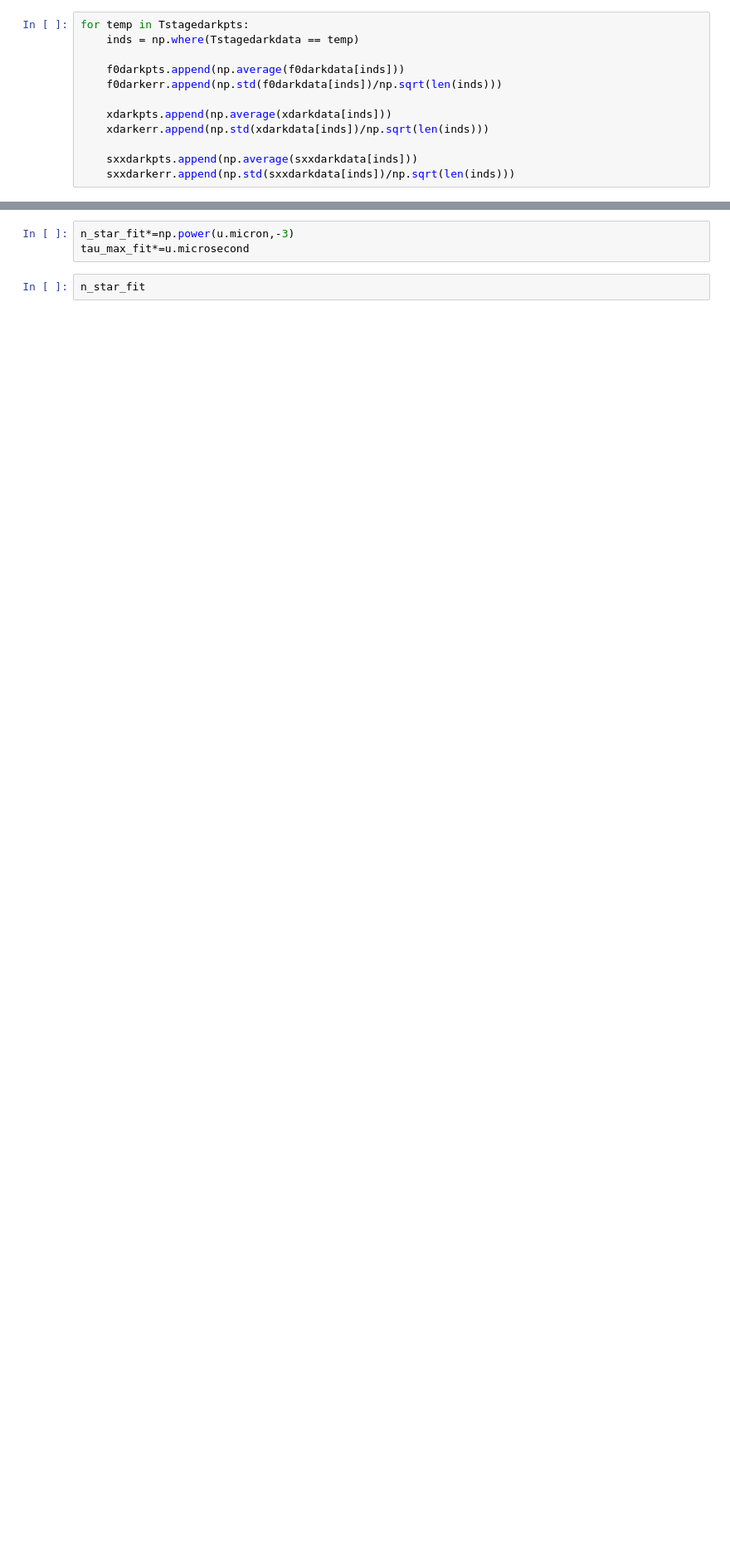
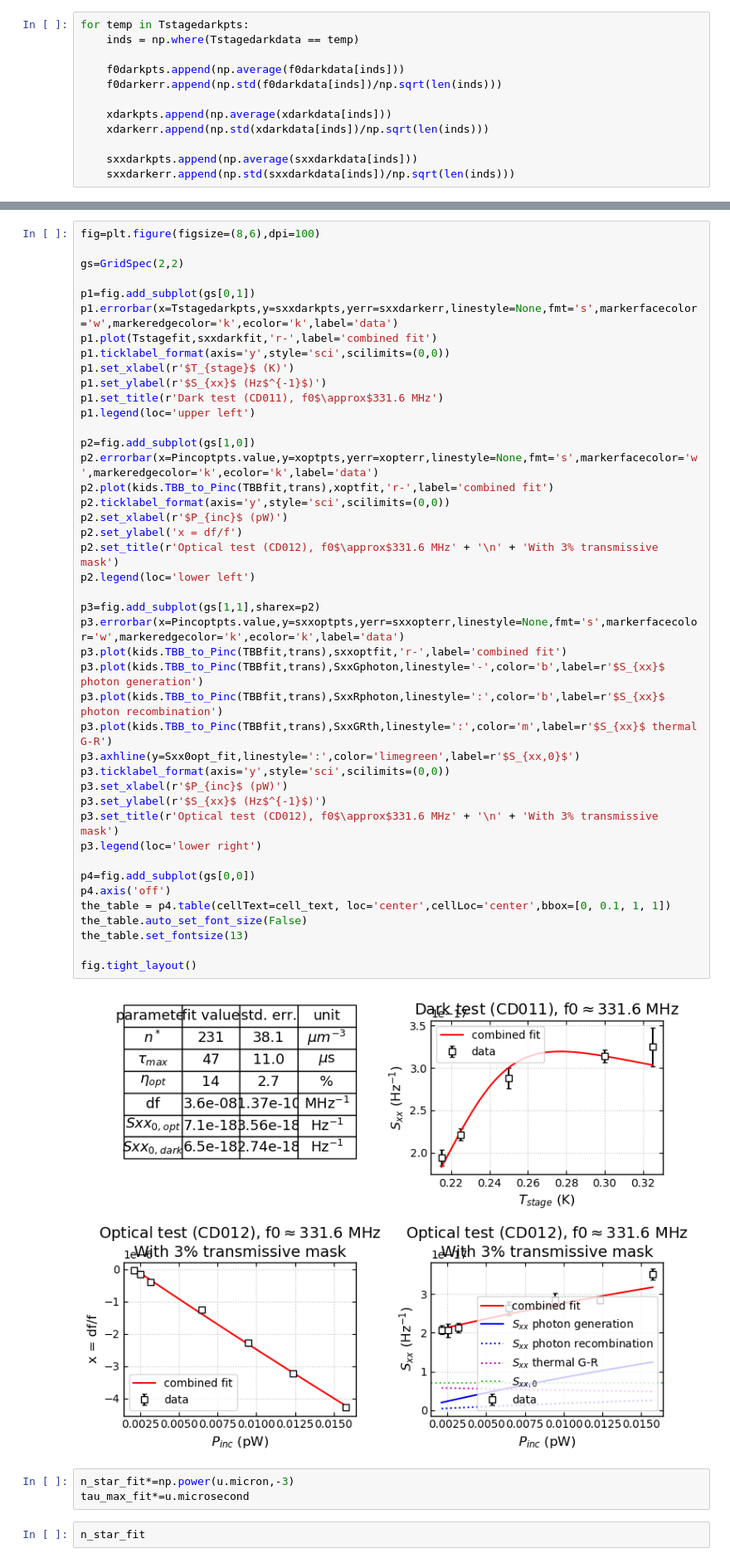
Before and after one commit to jaguirre/STARsoft, a Jupyter notebook: Python/Evap_devices_dark+optical.ipynb, the cells around one changed output, grey strips where cells are left out. Shown: that part at 83% size. Drawn from its saved outputs; the diff is of its cells as text; blank space fills up the shorter version.

```diff
--- a/Python/Evap_devices_dark+optical.ipynb
+++ b/Python/Evap_devices_dark+optical.ipynb
@@ -201,3 +210,48 @@ if save==True: plt.savefig('C:\\Users\\Alyssa\\Penn Google Drive\\Penn & NSTRF\\
+# %%
+fig=plt.figure(figsize=(8,6),dpi=100)
+
+gs=GridSpec(2,2)
+
+p1=fig.add_subplot(gs[0,1])
+p1.errorbar(x=Tstagedarkpts,y=sxxdarkpts,yerr=sxxdarkerr,linestyle=None,fmt='s',markerfacecolor='w',markeredgecolor='k',ecolor='k',label='data')
+p1.plot(Tstagefit,sxxdarkfit,'r-',label='combined fit')
+p1.ticklabel_format(axis='y',style='sci',scilimits=(0,0))
+p1.set_xlabel(r'$T_{stage}$ (K)')
+p1.set_ylabel(r'$S_{xx}$ (Hz$^{-1}$)')
+p1.set_title(r'Dark test (CD011), f0$\approx$331.6 MHz')
+p1.legend(loc='upper left')
+
+p2=fig.add_subplot(gs[1,0])
+p2.errorbar(x=Pincoptpts.value,y=xoptpts,yerr=xopterr,linestyle=None,fmt='s',markerfacecolor='w',markeredgecolor='k',ecolor='k',label='data')
+p2.plot(kids.TBB_to_Pinc(TBBfit,trans),xoptfit,'r-',label='combined fit')
+p2.ticklabel_format(axis='y',style='sci',scilimits=(0,0))
+p2.set_xlabel(r'$P_{inc}$ (pW)')
+p2.set_ylabel('x = df/f')
+p2.set_title(r'Optical test (CD012), f0$\approx$331.6 MHz' + '\n' + 'With 3% transmissive mask')
+p2.legend(loc='lower left')
+
+p3=fig.add_subplot(gs[1,1],sharex=p2)
+p3.errorbar(x=Pincoptpts.value,y=sxxoptpts,yerr=sxxopterr,linestyle=None,fmt='s',markerfacecolor='w',markeredgecolor='k',ecolor='k',label='data')
+p3.plot(kids.TBB_to_Pinc(TBBfit,trans),sxxoptfit,'r-',label='combined fit')
+p3.plot(kids.TBB_to_Pinc(TBBfit,trans),SxxGphoton,linestyle='-',color='b',label=r'$S_{xx}$ photon generation')
+p3.plot(kids.TBB_to_Pinc(TBBfit,trans),SxxRphoton,linestyle=':',color='b',label=r'$S_{xx}$ photon recombination')
+p3.plot(kids.TBB_to_Pinc(TBBfit,trans),SxxGRth,linestyle=':',color='m',label=r'$S_{xx}$ thermal G-R')
+p3.axhline(y=Sxx0opt_fit,linestyle=':',color='limegreen',label=r'$S_{xx,0}$')
+p3.ticklabel_format(axis='y',style='sci',scilimits=(0,0))
+p3.set_xlabel(r'$P_{inc}$ (pW)')
+p3.set_ylabel(r'$S_{xx}$ (Hz$^{-1}$)')
+p3.set_title(r'Optical test (CD012), f0$\approx$331.6 MHz' + '\n' + 'With 3% transmissive mask')
+p3.legend(loc='lower right')
+
+p4=fig.add_subplot(gs[0,0])
+p4.axis('off')
+the_table = p4.table(cellText=cell_text, loc='center',cellLoc='center',bbox=[0, 0.1, 1, 1])
+the_table.auto_set_font_size(False)
+the_table.set_fontsize(13)
+
+fig.tight_layout()
+# %% [output]
+[figure, added]
 # %%
 n_star_fit*=np.power(u.micron,-3)
 tau_max_fit*=u.microsecond
```
Also changed, not shown: parts of 21 cells of this notebook, 15 other files.
